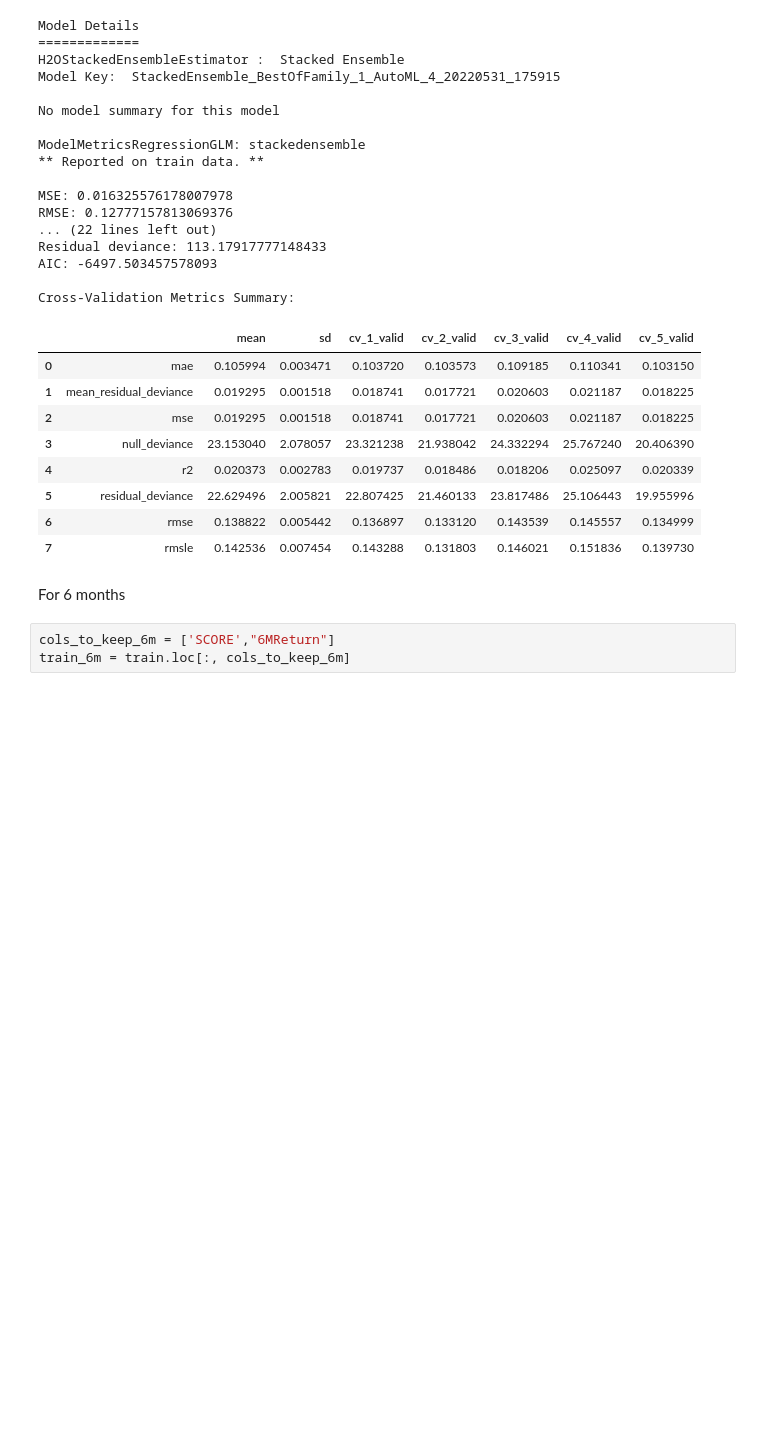
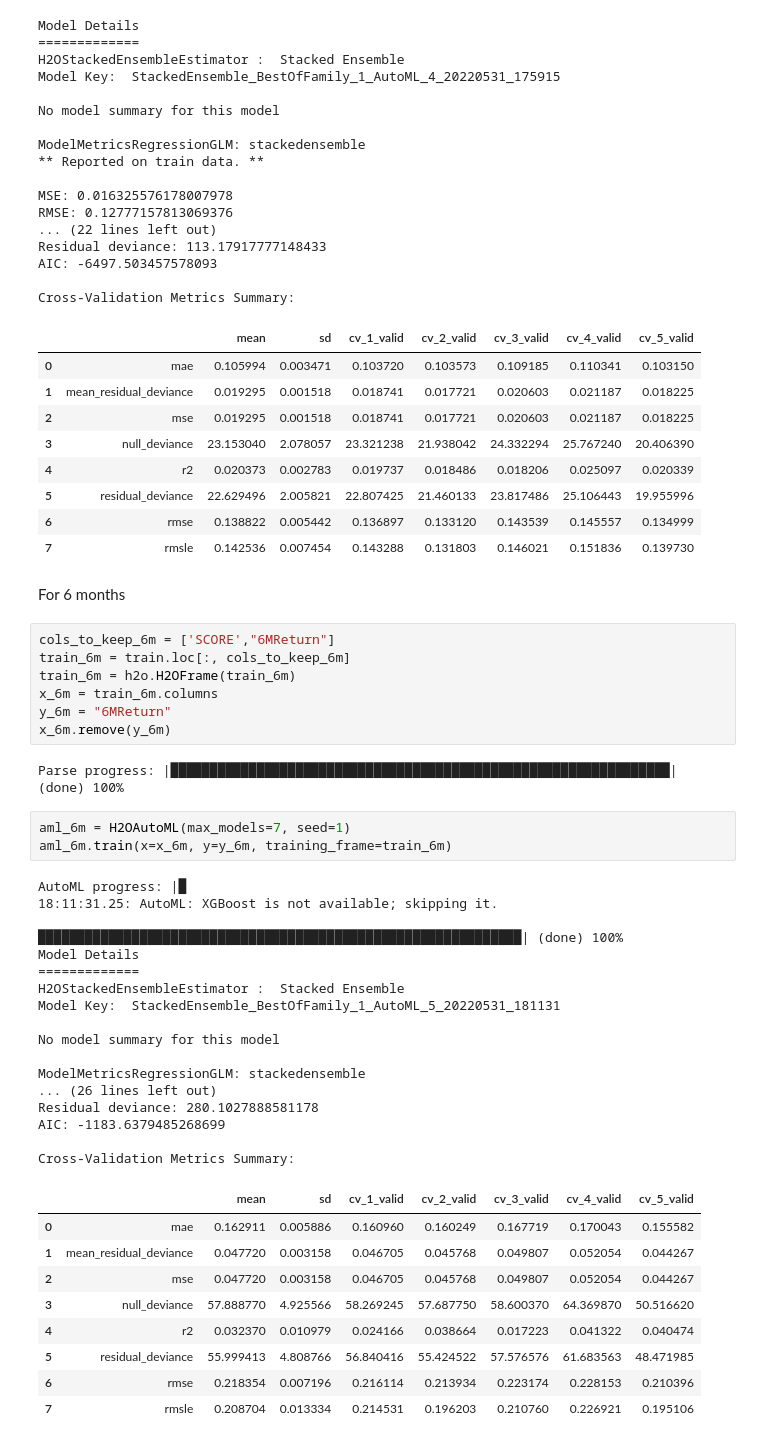
Before and after one commit to WojciechDopieralski/Finance_ML, a Jupyter notebook: Finance_ML/modeling.ipynb, the cells around one changed output. Drawn from its saved outputs; the diff is of its cells as text; blank space fills up the shorter version.

Commit message:
add modeling for 6m and 12m returns

```diff
--- a/Finance_ML/modeling.ipynb
+++ b/Finance_ML/modeling.ipynb
@@ -215,3 +215,39 @@ For 6 months
 # %%
 cols_to_keep_6m = ['SCORE',"6MReturn"]
 train_6m = train.loc[:, cols_to_keep_6m]
+train_6m = h2o.H2OFrame(train_6m)
+x_6m = train_6m.columns
+y_6m = "6MReturn"
+x_6m.remove(y_6m)
+# %% [output]
+Parse progress: |████████████████████████████████████████████████████████████████| (done) 100%
+# %%
+aml_6m = H2OAutoML(max_models=7, seed=1)
+aml_6m.train(x=x_6m, y=y_6m, training_frame=train_6m)
+# %% [output]
+AutoML progress: |█
+18:11:31.25: AutoML: XGBoost is not available; skipping it.
+
+██████████████████████████████████████████████████████████████| (done) 100%
+Model Details
+=============
+H2OStackedEnsembleEstimator :  Stacked Ensemble
+Model Key:  StackedEnsemble_BestOfFamily_1_AutoML_5_20220531_181131
+
+No model summary for this model
+
+ModelMetricsRegressionGLM: stackedensemble
+... (26 lines left out)
+Residual deviance: 280.1027888581178
+AIC: -1183.6379485268699
+
+Cross-Validation Metrics Summary:
+|  |  | mean | sd | cv_1_valid | cv_2_valid | cv_3_valid | cv_4_valid | cv_5_valid |
+| 0 | mae | 0.162911 | 0.005886 | 0.160960 | 0.160249 | 0.167719 | 0.170043 | 0.155582 |
+| 1 | mean_residual_deviance | 0.047720 | 0.003158 | 0.046705 | 0.045768 | 0.049807 | 0.052054 | 0.044267 |
+| 2 | mse | 0.047720 | 0.003158 | 0.046705 | 0.045768 | 0.049807 | 0.052054 | 0.044267 |
+| 3 | null_deviance | 57.888770 | 4.925566 | 58.269245 | 57.687750 | 58.600370 | 64.369870 | 50.516620 |
+| 4 | r2 | 0.032370 | 0.010979 | 0.024166 | 0.038664 | 0.017223 | 0.041322 | 0.040474 |
+| 5 | residual_deviance | 55.999413 | 4.808766 | 56.840416 | 55.424522 | 57.576576 | 61.683563 | 48.471985 |
+| 6 | rmse | 0.218354 | 0.007196 | 0.216114 | 0.213934 | 0.223174 | 0.228153 | 0.210396 |
+| 7 | rmsle | 0.208704 | 0.013334 | 0.214531 | 0.196203 | 0.210760 | 0.226921 | 0.195106 |
```
Also changed, not shown: parts of 7 cells of this notebook.
